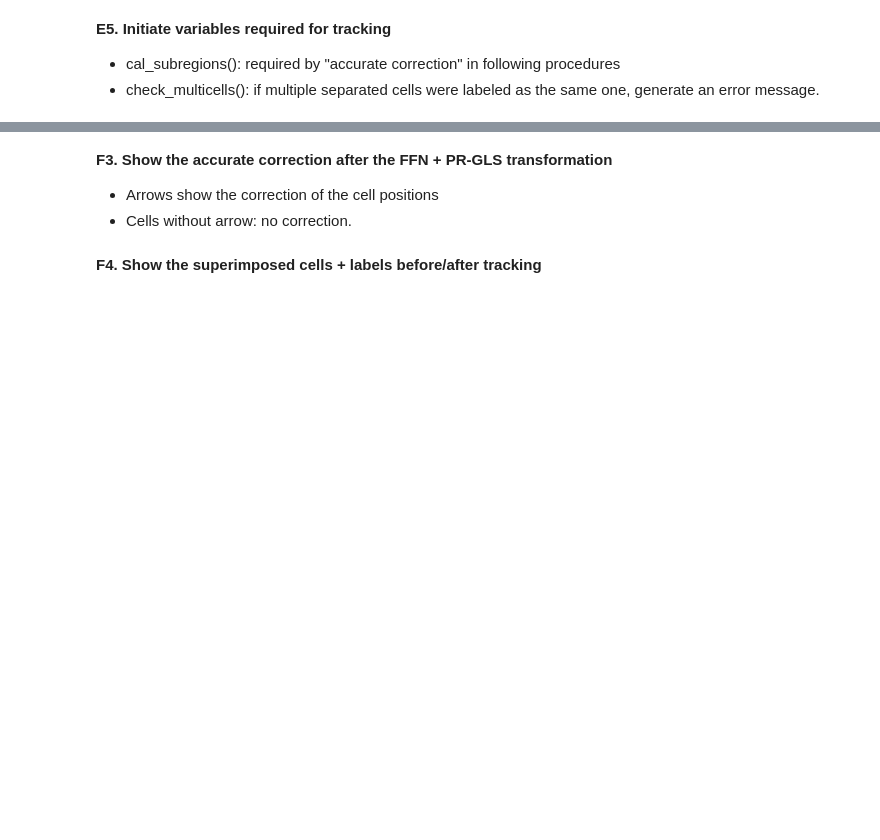
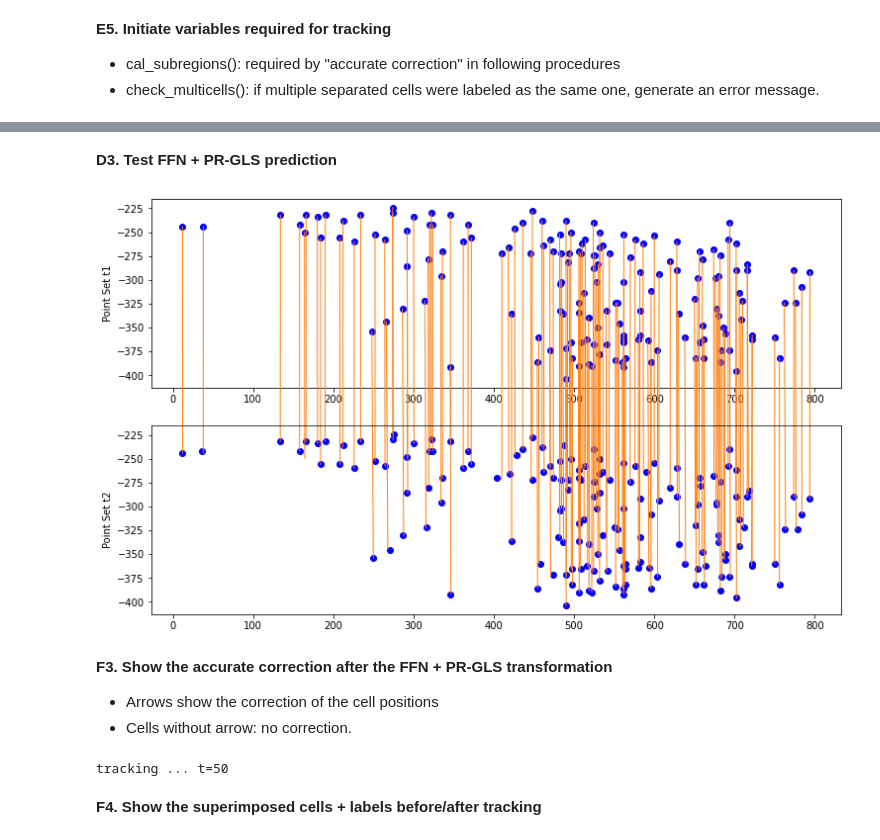
Before and after one commit to WenChentao/3DeeCellTracker, a Jupyter notebook: Examples/single_mode_worm1-stardist.ipynb, the cells around one changed output, grey strips where cells are left out. Drawn from its saved outputs; the diff is of its cells as text; code cells hidden in the pictures; blank space fills up the shorter version.

```diff
--- a/Examples/single_mode_worm1-stardist.ipynb
+++ b/Examples/single_mode_worm1-stardist.ipynb
@@ -180,3 +169,9 @@ HTML(anim_tracking)
+# %% [markdown]
+**D3. Test FFN + PR-GLS prediction**
+# %%
+tracked_positions_t2 = tracker.predict_cell_positions(t1=14, t2=15, beta=3, lambda_=3)
+# %% [output]
+[figure, added]
 # %% [markdown]
 **F3. Show the accurate correction after the FFN + PR-GLS transformation**
 - Arrows show the correction of the cell positions
@@ -186,3 +179,14 @@ tracker.draw_correction(*results[2:])
+# %%
+import numpy as np
+t_start, t_end = (1, 50)
+confirmed_coord = coords2image.coord_vol1
+np.save(tracker.track_results_dir / "coords"/f"confirmed_coords_{str(1).zfill(4)}.npy", confirmed_coord.real)
+for t in range(t_start+1, t_end+1):
+    print(f"tracking ... t={t}", end="\r")
+    confirmed_coord = tracker.predict_cell_positions(t1=t-1, t2=t, confirmed_coord_t1=confirmed_coord, beta=3, lambda_=3, save_fig=True)
+    np.save(tracker.track_results_dir / "coords"/f"confirmed_coords_{str(t).zfill(4)}.npy", confirmed_coord.real)
+# %% [output]
+tracking ... t=50
 # %% [markdown]
 **F4. Show the superimposed cells + labels before/after tracking**
 # %%
```
Also changed, not shown: parts of 21 cells of this notebook, 1 other file.
